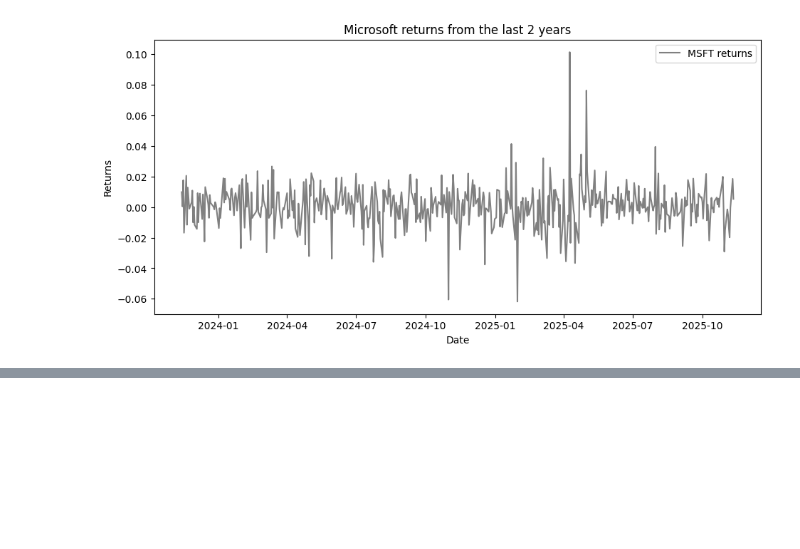
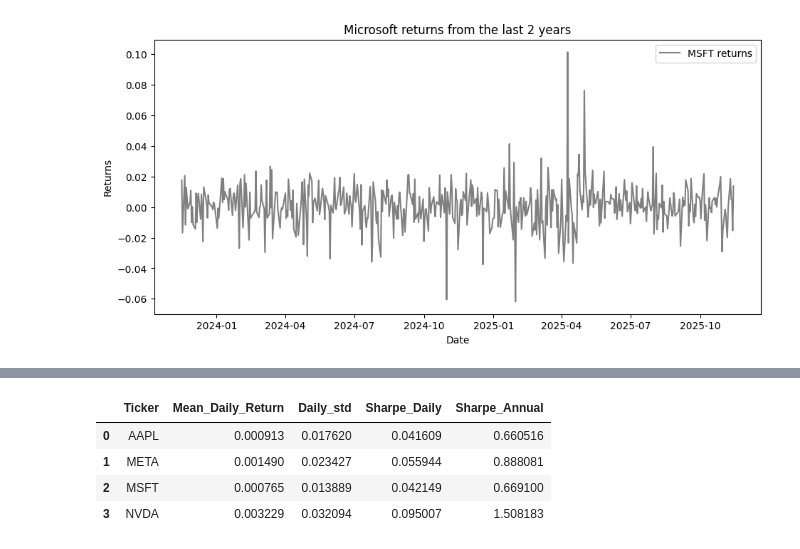
Before and after one commit to Yohansu/finance-statistics-learning, a Jupyter notebook: 07_miniproject.ipynb, the cells around one changed output, grey strips where cells are left out. Cells and saved outputs as stored; diff of their text form; code cells hidden in the pictures; blank space fills up the shorter version.

Commit message:
Daily and Annual sharpe ratio for all tickers

```diff
--- a/07_miniproject.ipynb
+++ b/07_miniproject.ipynb
@@ -134,0 +178,9 @@ correlations_tickers
+# %%
+# Computing Sharpe ratio for all tickers
+
+for i in rets.columns:
+    # compute the mean daily returns for ticker i
+    m_ret = rets[i].mean()
+    std_ret = rets[i].std()
+    s = (m_ret - r_f_daily) / std_ret
+    print(f" Daily Sharpe ratio for {i}: {s}")
@@ -134,0 +192,9 @@ correlations_tickers
+# %%
+# Converting daily Sharpe ratios to annual Sharpe ratios
+
+for i in rets.columns:
+    # compute the mean daily returns for ticker i
+    m_ret = rets[i].mean()
+    std_ret = rets[i].std()
+    s = ((m_ret - r_f_daily) / std_ret) * (252**(1/2))
+    print(f" Annual Sharpe ratio for {i}: {s}")
@@ -134,0 +223,28 @@ correlations_tickers
+# %%
+# Summary DataFrame
+
+results_sharpe = [] # empty list
+
+for i in rets.columns:
+    m_ret = rets[i].mean()
+    std_ret = rets[i].std()
+    s_daily = (m_ret - r_f_daily) / std_ret
+    s_annual = s_daily * (252 ** 0.5)
+
+    results_sharpe.append({
+    "Ticker": i,
+    "Mean_Daily_Return": m_ret,
+    "Daily_std": std_ret,
+    "Sharpe_Daily": s_daily,
+    "Sharpe_Annual": s_annual
+    })
+
+summary_df = pd.DataFrame(results_sharpe)
+
+summary_df
+# %% [output]
+|  | Ticker | Mean_Daily_Return | Daily_std | Sharpe_Daily | Sharpe_Annual |
+| 0 | AAPL | 0.000913 | 0.017620 | 0.041609 | 0.660516 |
+| 1 | META | 0.001490 | 0.023427 | 0.055944 | 0.888081 |
+| 2 | MSFT | 0.000765 | 0.013889 | 0.042149 | 0.669100 |
+| 3 | NVDA | 0.003229 | 0.032094 | 0.095007 | 1.508183 |
```
Also changed, not shown: parts of 14 cells of this notebook.
